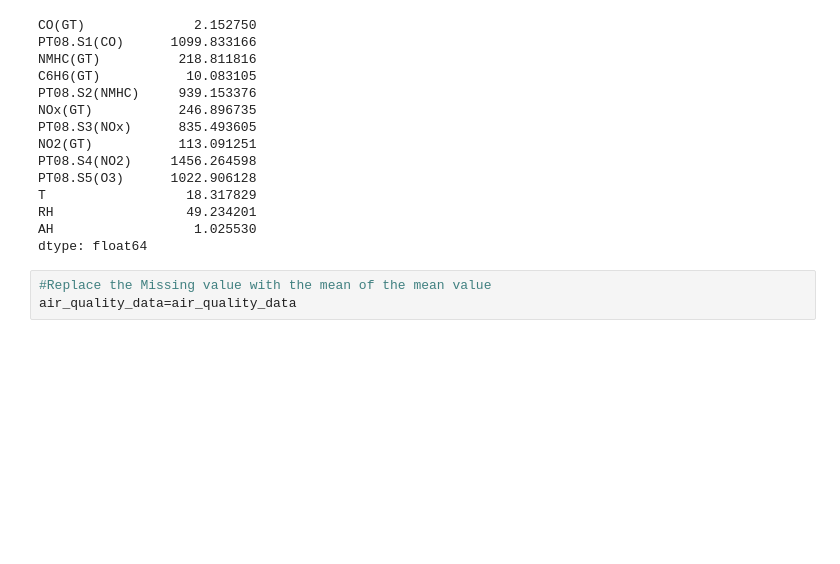
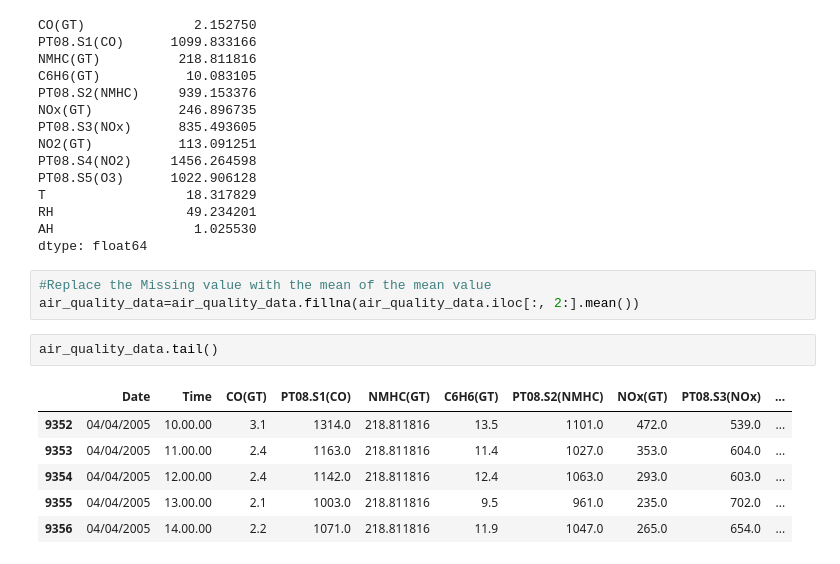
Before and after one commit to G1r1shCodes/AQI-Prediction-Using-Machine-Learning, a Jupyter notebook: Air Quality Prediction Using ML.ipynb, the cells around one changed output. Saved outputs shown, nothing was run; the diff lists cells and outputs as text; blank space fills up the shorter version.

```diff
--- a/Air Quality Prediction Using ML.ipynb
+++ b/Air Quality Prediction Using ML.ipynb
@@ -174,4 +174,13 @@ AH                  1.025530
 dtype: float64
 # %%
 #Replace the Missing value with the mean of the mean value
-air_quality_data=air_quality_data
+air_quality_data=air_quality_data.fillna(air_quality_data.iloc[:, 2:].mean())
+# %%
+air_quality_data.tail()
+# %% [output]
+|  | Date | Time | CO(GT) | PT08.S1(CO) | NMHC(GT) | C6H6(GT) | PT08.S2(NMHC) | NOx(GT) | PT08.S3(NOx) | ... |
+| 9352 | 04/04/2005 | 10.00.00 | 3.1 | 1314.0 | 218.811816 | 13.5 | 1101.0 | 472.0 | 539.0 | ... |
+| 9353 | 04/04/2005 | 11.00.00 | 2.4 | 1163.0 | 218.811816 | 11.4 | 1027.0 | 353.0 | 604.0 | ... |
+| 9354 | 04/04/2005 | 12.00.00 | 2.4 | 1142.0 | 218.811816 | 12.4 | 1063.0 | 293.0 | 603.0 | ... |
+| 9355 | 04/04/2005 | 13.00.00 | 2.1 | 1003.0 | 218.811816 | 9.5 | 961.0 | 235.0 | 702.0 | ... |
+| 9356 | 04/04/2005 | 14.00.00 | 2.2 | 1071.0 | 218.811816 | 11.9 | 1047.0 | 265.0 | 654.0 | ... |
```
Also changed, not shown: parts of 30 cells of this notebook.
